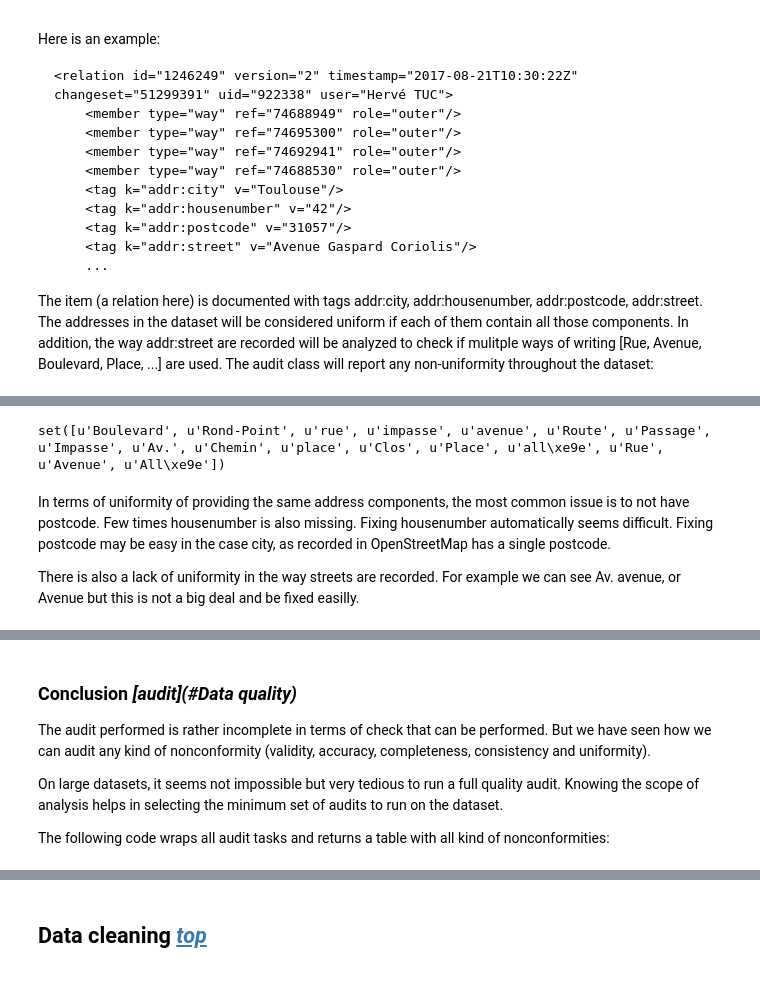
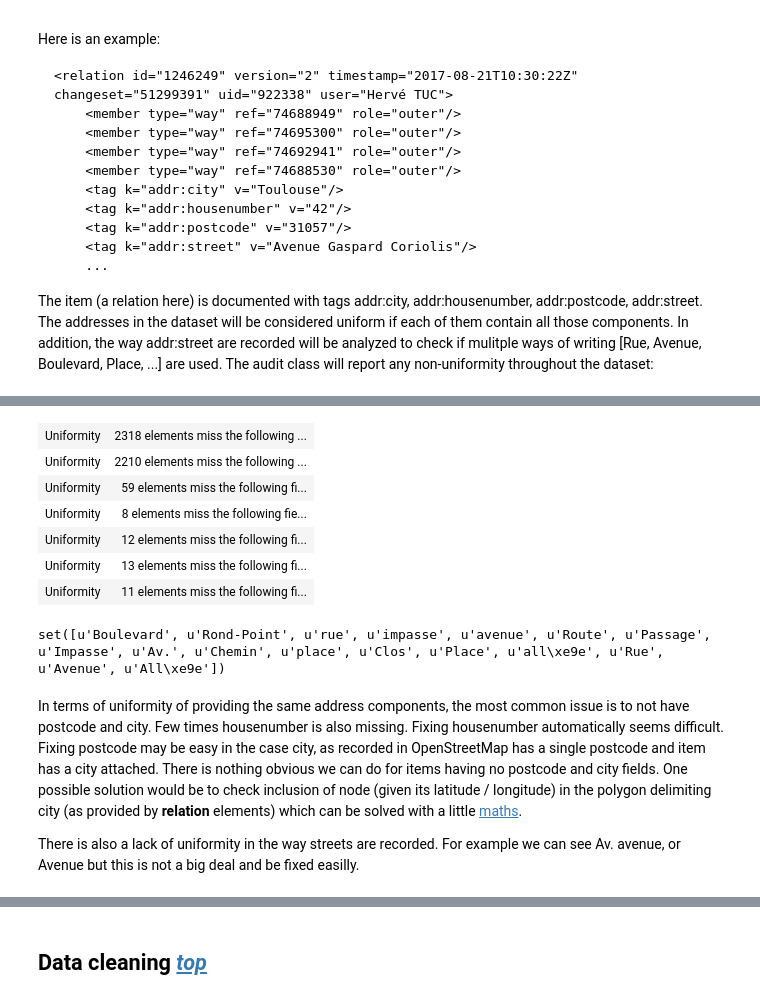
Before and after one commit to ccampguilhem/Udacity-DataAnalyst, a Jupyter notebook: 03-DataWranglingWithMongoDB/P02-WrangleOpenStreetMapData/data_wrangling.ipynb, the cells around one changed output, grey strips where cells are left out. Saved outputs shown, nothing was run; the diff lists cells and outputs as text; code cells hidden in the pictures.

```diff
--- a/03-DataWranglingWithMongoDB/P02-WrangleOpenStreetMapData/data_wrangling.ipynb
+++ b/03-DataWranglingWithMongoDB/P02-WrangleOpenStreetMapData/data_wrangling.ipynb
@@ -1328,10 +654,8 @@ class DataUniformityAudit(object):
 # %%
 #Parse and audit
-uniformity_audit = DataUniformityAudit(warnings=True)
-audit = [DataValidityAudit(schema), DataAccuracyAudit(gold_standard_insee),
-         DataCompletenessAudit(gold_standard_pages_jaunes), DataConsistencyAudit(), uniformity_audit]
+audit = [DataUniformityAudit(warnings=False)]
 %time nonconformities = parse_and_audit(dataset_path, audit)
 display(HTML(tabulate.tabulate(nonconformities, tablefmt='html')))
-streets_patterns = uniformity_audit.getStreetsPatterns()
+streets_patterns = audit[0].getStreetsPatterns()
 print streets_patterns
 # %% [output]
@@ -1341,15 +664,14 @@ Wall time: 20.9 s
+| Uniformity | 2318 elements miss the following ... |
+| Uniformity | 2210 elements miss the following ... |
+| Uniformity | 59 elements miss the following fi... |
+| Uniformity | 8 elements miss the following fie... |
+| Uniformity | 12 elements miss the following fi... |
+| Uniformity | 13 elements miss the following fi... |
+| Uniformity | 11 elements miss the following fi... |
 set([u'Boulevard', u'Rond-Point', u'rue', u'impasse', u'avenue', u'Route', u'Passage', u'Impasse', u'Av.', u'Chemin', u'place', u'Clos', u'Place', u'all\xe9e', u'Rue', u'Avenue', u'All\xe9e'])
 # %% [markdown]
-In terms of uniformity of providing the same address components, the most common issue is to not have postcode. Few times housenumber is also missing. Fixing housenumber automatically seems difficult. Fixing postcode may be easy in the case city, as recorded in OpenStreetMap has a single postcode.
+In terms of uniformity of providing the same address components, the most common issue is to not have postcode and city. Few times housenumber is also missing. Fixing housenumber automatically seems difficult. Fixing postcode may be easy in the case city, as recorded in OpenStreetMap has a single postcode and item has a city attached. There is nothing obvious we can do for items having no postcode and city fields. One possible solution would be to check inclusion of node (given its latitude / longitude) in the polygon delimiting city (as provided by **relation** elements) which can be solved with a little [maths](http://geomalgorithms.com/a03-_inclusion.html).
 
 There is also a lack of uniformity in the way streets are recorded. For example we can see Av. avenue, or Avenue but this is not a big deal and be fixed easilly.
 # %% [markdown]
 <a id='Audit conclusion'/>
-# %% [markdown]
-### Conclusion *[audit](#Data quality)*
-
-The audit performed is rather incomplete in terms of check that can be performed. But we have seen how we can audit any kind of nonconformity (validity, accuracy, completeness, consistency and uniformity).
-
-On large datasets, it seems not impossible but very tedious to run a full quality audit. Knowing the scope of analysis helps in selecting the minimum set of audits to run on the dataset.
-
-The following code wraps all audit tasks and returns a table with all kind of nonconformities:
```
Also changed, not shown: parts of 98 cells of this notebook, 11 other files.
